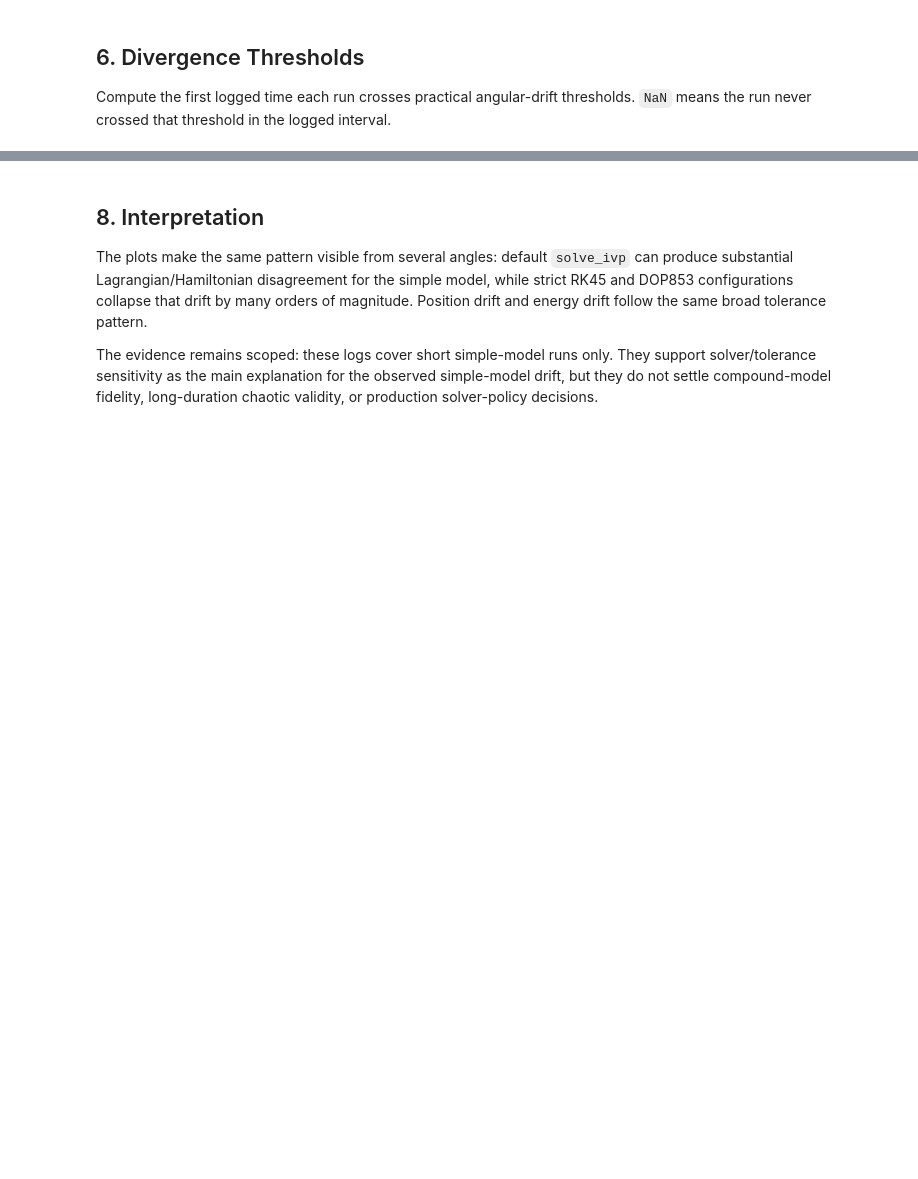
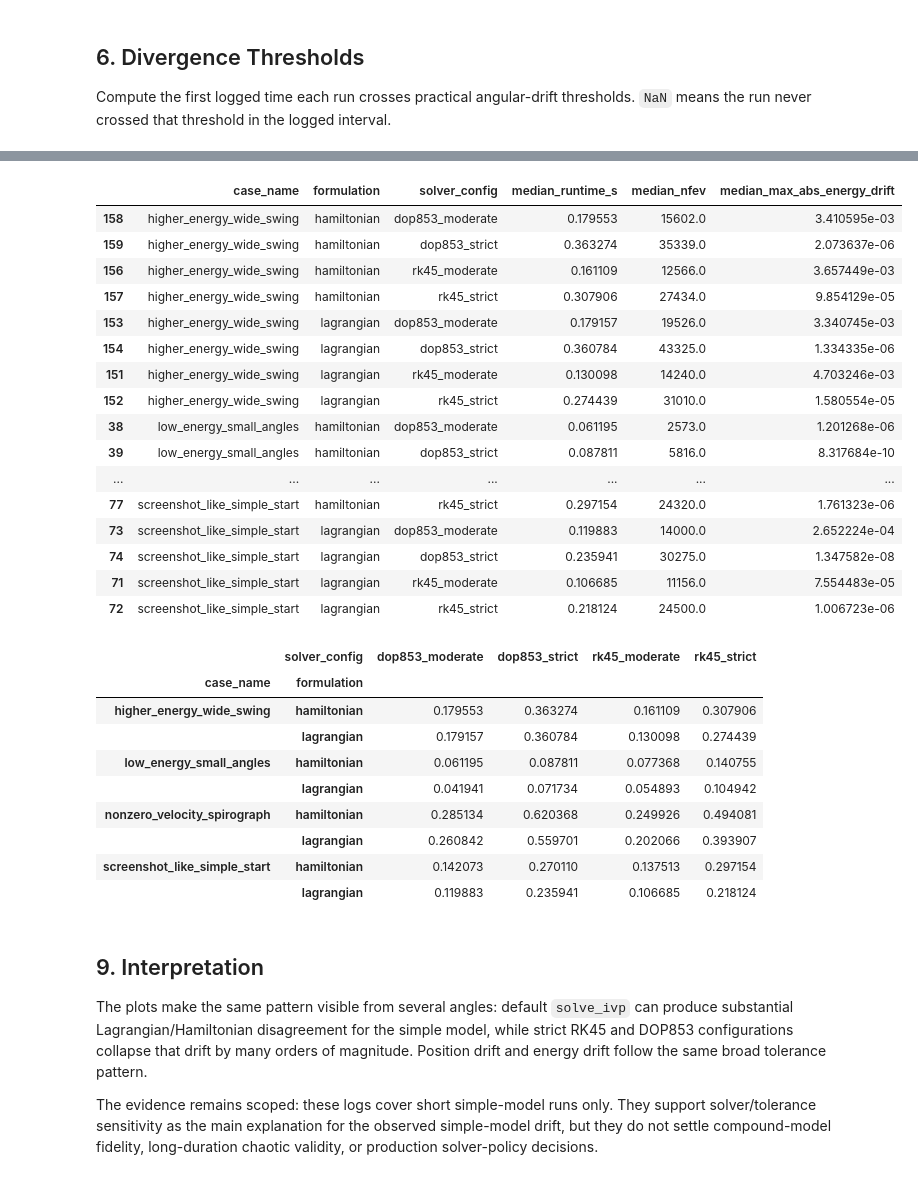
Before and after one commit to pineapple-bois/Double_Pendulum_App, a Jupyter notebook: development/math_fidelity/explore_drift_evidence.ipynb, the cells around one changed output, grey strips where cells are left out. Drawn from its saved outputs; the diff is of its cells as text; code cells hidden in the pictures; blank space fills up the shorter version.

```diff
--- a/development/math_fidelity/explore_drift_evidence.ipynb
+++ b/development/math_fidelity/explore_drift_evidence.ipynb
@@ -216,5 +446,54 @@ sorted(FIGURE_DIR.glob("*.png"))
+# %%
+if benchmark is None:
+    print("No benchmark log loaded.")
+else:
+    app_relevant = benchmark[
+        (benchmark["duration_s"] == 60)
+        & (benchmark["sample_rate_hz"] == 200)
+        & (benchmark["solver_method"].isin(["RK45", "DOP853"]))
+    ]
+    display(app_relevant[[
+        "case_name", "formulation", "solver_config", "median_runtime_s",
+        "median_nfev", "median_max_abs_energy_drift"
+    ]].sort_values(["case_name", "formulation", "solver_config"]))
+
+    comparison = app_relevant.pivot_table(
+        index=["case_name", "formulation"],
+        columns="solver_config",
+        values="median_runtime_s",
+        aggfunc="median",
+    )
+    display(comparison)
+# %% [output]
+|  | case_name | formulation | solver_config | median_runtime_s | median_nfev | median_max_abs_energy_drift |
+| 158 | higher_energy_wide_swing | hamiltonian | dop853_moderate | 0.179553 | 15602.0 | 3.410595e-03 |
+| 159 | higher_energy_wide_swing | hamiltonian | dop853_strict | 0.363274 | 35339.0 | 2.073637e-06 |
+| 156 | higher_energy_wide_swing | hamiltonian | rk45_moderate | 0.161109 | 12566.0 | 3.657449e-03 |
+| 157 | higher_energy_wide_swing | hamiltonian | rk45_strict | 0.307906 | 27434.0 | 9.854129e-05 |
+| 153 | higher_energy_wide_swing | lagrangian | dop853_moderate | 0.179157 | 19526.0 | 3.340745e-03 |
+| 154 | higher_energy_wide_swing | lagrangian | dop853_strict | 0.360784 | 43325.0 | 1.334335e-06 |
+| 151 | higher_energy_wide_swing | lagrangian | rk45_moderate | 0.130098 | 14240.0 | 4.703246e-03 |
+| 152 | higher_energy_wide_swing | lagrangian | rk45_strict | 0.274439 | 31010.0 | 1.580554e-05 |
+| 38 | low_energy_small_angles | hamiltonian | dop853_moderate | 0.061195 | 2573.0 | 1.201268e-06 |
+| 39 | low_energy_small_angles | hamiltonian | dop853_strict | 0.087811 | 5816.0 | 8.317684e-10 |
+| ... | ... | ... | ... | ... | ... | ... |
+| 77 | screenshot_like_simple_start | hamiltonian | rk45_strict | 0.297154 | 24320.0 | 1.761323e-06 |
+| 73 | screenshot_like_simple_start | lagrangian | dop853_moderate | 0.119883 | 14000.0 | 2.652224e-04 |
+| 74 | screenshot_like_simple_start | lagrangian | dop853_strict | 0.235941 | 30275.0 | 1.347582e-08 |
+| 71 | screenshot_like_simple_start | lagrangian | rk45_moderate | 0.106685 | 11156.0 | 7.554483e-05 |
+| 72 | screenshot_like_simple_start | lagrangian | rk45_strict | 0.218124 | 24500.0 | 1.006723e-06 |
+|  | solver_config | dop853_moderate | dop853_strict | rk45_moderate | rk45_strict |
+| case_name | formulation |  |  |  |  |
+| higher_energy_wide_swing | hamiltonian | 0.179553 | 0.363274 | 0.161109 | 0.307906 |
+|  | lagrangian | 0.179157 | 0.360784 | 0.130098 | 0.274439 |
+| low_energy_small_angles | hamiltonian | 0.061195 | 0.087811 | 0.077368 | 0.140755 |
+|  | lagrangian | 0.041941 | 0.071734 | 0.054893 | 0.104942 |
+| nonzero_velocity_spirograph | hamiltonian | 0.285134 | 0.620368 | 0.249926 | 0.494081 |
+|  | lagrangian | 0.260842 | 0.559701 | 0.202066 | 0.393907 |
+| screenshot_like_simple_start | hamiltonian | 0.142073 | 0.270110 | 0.137513 | 0.297154 |
+|  | lagrangian | 0.119883 | 0.235941 | 0.106685 | 0.218124 |
 # %% [markdown]
-## 8. Interpretation
+## 9. Interpretation
 
 The plots make the same pattern visible from several angles: default `solve_ivp` can produce substantial Lagrangian/Hamiltonian disagreement for the simple model, while strict RK45 and DOP853 configurations collapse that drift by many orders of magnitude. Position drift and energy drift follow the same broad tolerance pattern.
 
```
Also changed, not shown: parts of 24 cells of this notebook, 7 other files.
